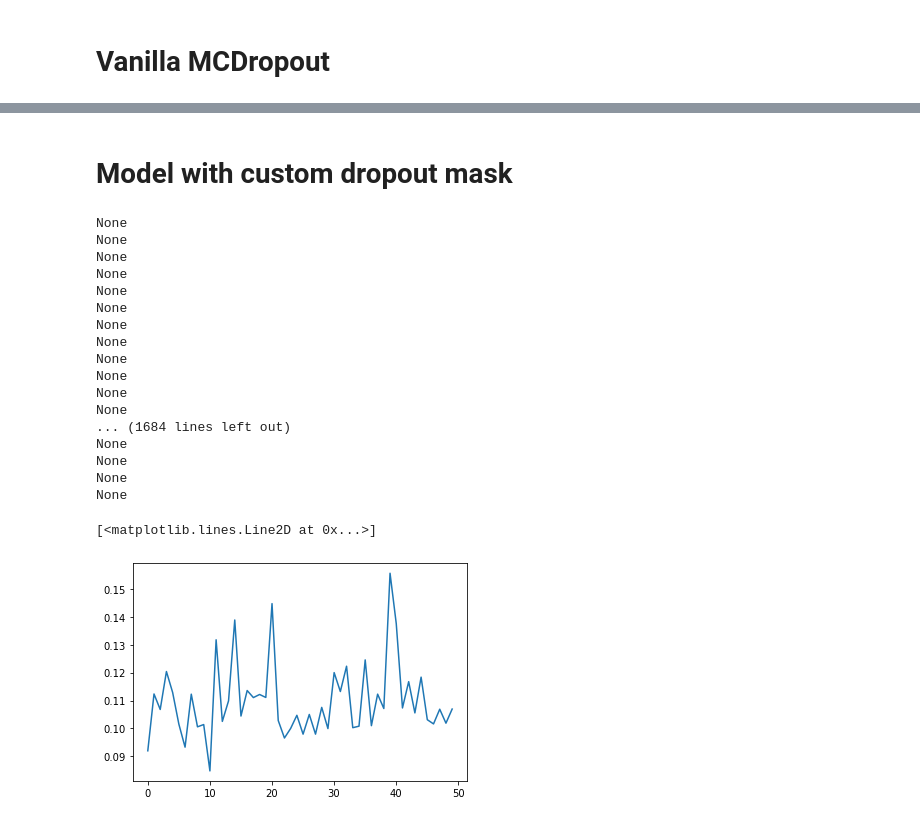
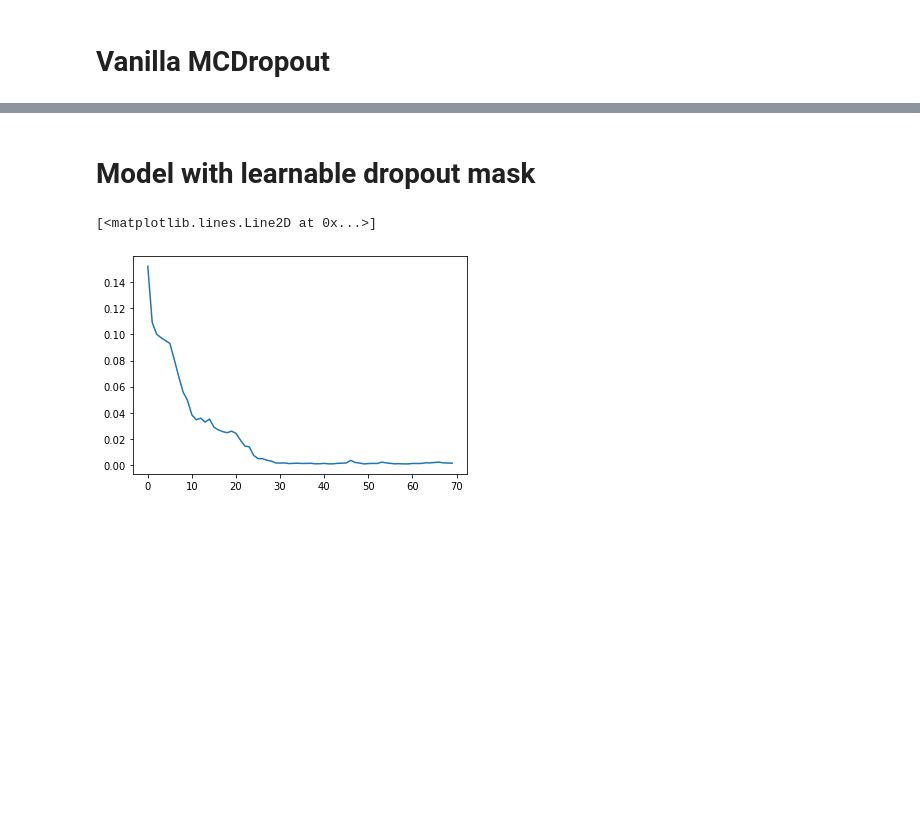
Before and after one commit to saleml/mcdeup, a Jupyter notebook: exploratory.ipynb, the cells around one changed output, grey strips where cells are left out. Saved outputs shown, nothing was run; the diff lists cells and outputs as text; code cells hidden in the pictures; blank space fills up the shorter version.

```diff
--- a/exploratory.ipynb
+++ b/exploratory.ipynb
@@ -68,7 +72,7 @@ def make_model_and_optim(lr, dropout_prob, n_hidden=32, hidden_layers=1):
         model.add_module('dropout{}'.format(i + 2), nn.Dropout(p=dropout_prob))
     model.add_module('output_layer', nn.Linear(n_hidden, output_dim))
     optimizer = torch.optim.Adam(model.parameters(), lr=lr)
-    return model, optimizer
+    return model.to(dtype), optimizer
 # %%
 epochs = 50
 lr = 1e-2
@@ -118,3 +121,3 @@ plt.legend()
 # %% [markdown]
-# Model with custom dropout mask
+# Model with learnable dropout mask
 # %%
@@ -124,45 +125,55 @@ model_drop = ModelWithDropout().to(torch.double)
+# %%
+# model_drop = ModelWithFixedDropout().to(torch.double)
+model_drop = ModelWithDropout(tau=1).to(torch.double)
+epochs = 70
+lr = 1e-2
+batch_size = 32
+optimizer = torch.optim.Adam(model_drop.parameters(), lr=lr)
+model_drop.train()
+data = TensorDataset(x, y)
+
+loader = DataLoader(data, shuffle=True, batch_size=batch_size)
+losses = []
+for epoch in range(epochs):
+    epoch_losses = []
+    for batch_id, (xi, yi) in enumerate(loader):
+        optimizer.zero_grad()
+        y_hat = model_drop(xi)
+        f_loss = loss_fn(y_hat, yi)
+        epoch_losses.append(f_loss.item())
+        f_loss.backward()
+        optimizer.step()
+    losses.append(np.mean(epoch_losses))
+plt.plot(losses)
+# %% [output]
+[<matplotlib.lines.Line2D at 0x...>]
+[figure, added]
 # %%
-# match in-sample L2 errors (not really DEUP)
+# match oos-sample L2 errors
 lr = 1e-4
-epochs=50
-optimizer = torch.optim.Adam(model_drop.parameters(), lr=lr)
+epochs = 100
+batch_size = 64
+# optimizer = torch.optim.Adam([model_drop.premask], lr=lr)
+optimizer = torch.optim.Adam(model_drop.premask_networks.parameters(), lr=lr)
+# data = TensorDataset(torch.cat((x[:100,:], ood_x)), torch.cat((y[:100,:], ood_y)))
+data = TensorDataset(X_train, Y_train)
+# data = TensorDataset(ood_x, ood_y)
 loader = DataLoader(data, shuffle=True, batch_size=batch_size)
 losses = []
 for epoch in range(epochs):
-
     epoch_losses = []
     for batch_id, (xi, yi) in enumerate(loader):
         optimizer.zero_grad()
         model_drop.train()
-        y_mean = model(xi)
+        y_mean = model_drop(xi)
         model_drop.eval()
-        y_noisy = model(xi)
+        y_noisy = model_drop(xi)
         pred_uncertainty = (y_mean - y_noisy) ** 2
         true_uncertainty = (yi - y_mean) ** 2
         f_loss = loss_fn(pred_uncertainty, true_uncertainty)
         epoch_losses.append(f_loss.item())
         f_loss.backward()
-        print(model_drop.premask.grad)
+
         optimizer.step()
     losses.append(np.mean(epoch_losses))
 plt.plot(losses)
-# %% [output]
-None
-None
-None
-None
-None
-None
-None
-None
-None
-None
-None
-None
-... (1684 lines left out)
-None
-None
-None
-None
-[<matplotlib.lines.Line2D at 0x...>]
-[figure, removed]
```
Also changed, not shown: parts of 16 cells of this notebook, 1 other file.
